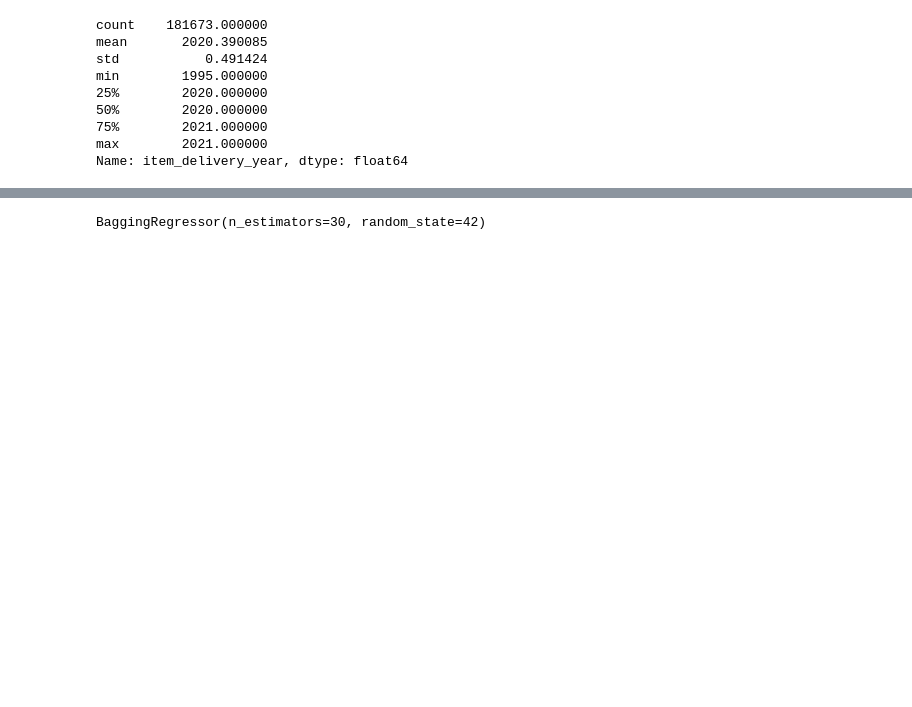
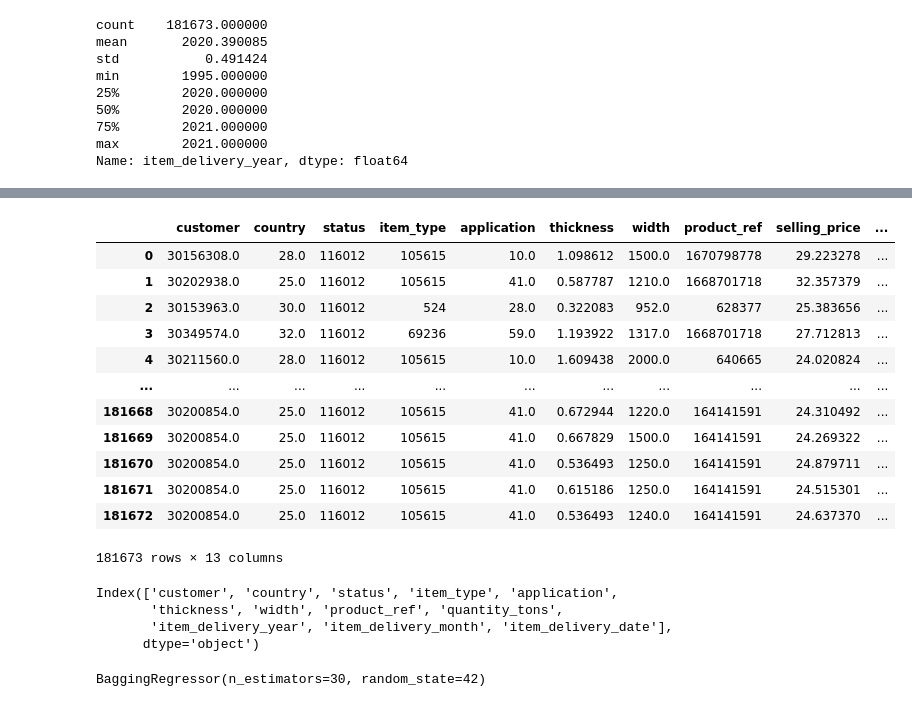
Before and after one commit to Vijaiey88/End_to_End_Industrial_Copper_Modelling, a Jupyter notebook: Data preprocessing, model training and pickling/Pickling_copper_model.ipynb, the cells around one changed output, grey strips where cells are left out. Saved outputs shown, nothing was run; the diff lists cells and outputs as text; code cells hidden in the pictures; blank space fills up the shorter version.

```diff
--- a/Data preprocessing, model training and pickling/Pickling_copper_model.ipynb
+++ b/Data preprocessing, model training and pickling/Pickling_copper_model.ipynb
@@ -186,6 +186,29 @@ y = df['selling_price']
 # %%
 ## Splitting dataset for testing and training
 X_train, X_test, y_train, y_test = train_test_split(X, y, test_size=0.25, random_state=42)
+# %%
+df
+# %% [output]
+|  | customer | country | status | item_type | application | thickness | width | product_ref | selling_price | ... |
+| 0 | 30156308.0 | 28.0 | 116012 | 105615 | 10.0 | 1.098612 | 1500.0 | 1670798778 | 29.223278 | ... |
+| 1 | 30202938.0 | 25.0 | 116012 | 105615 | 41.0 | 0.587787 | 1210.0 | 1668701718 | 32.357379 | ... |
+| 2 | 30153963.0 | 30.0 | 116012 | 524 | 28.0 | 0.322083 | 952.0 | 628377 | 25.383656 | ... |
+| 3 | 30349574.0 | 32.0 | 116012 | 69236 | 59.0 | 1.193922 | 1317.0 | 1668701718 | 27.712813 | ... |
+| 4 | 30211560.0 | 28.0 | 116012 | 105615 | 10.0 | 1.609438 | 2000.0 | 640665 | 24.020824 | ... |
+| ... | ... | ... | ... | ... | ... | ... | ... | ... | ... | ... |
+| 181668 | 30200854.0 | 25.0 | 116012 | 105615 | 41.0 | 0.672944 | 1220.0 | 164141591 | 24.310492 | ... |
+| 181669 | 30200854.0 | 25.0 | 116012 | 105615 | 41.0 | 0.667829 | 1500.0 | 164141591 | 24.269322 | ... |
+| 181670 | 30200854.0 | 25.0 | 116012 | 105615 | 41.0 | 0.536493 | 1250.0 | 164141591 | 24.879711 | ... |
+| 181671 | 30200854.0 | 25.0 | 116012 | 105615 | 41.0 | 0.615186 | 1250.0 | 164141591 | 24.515301 | ... |
+| 181672 | 30200854.0 | 25.0 | 116012 | 105615 | 41.0 | 0.536493 | 1240.0 | 164141591 | 24.637370 | ... |
+181673 rows × 13 columns
+# %%
+X_train.columns
+# %% [output]
+Index(['customer', 'country', 'status', 'item_type', 'application',
+       'thickness', 'width', 'product_ref', 'quantity_tons',
+       'item_delivery_year', 'item_delivery_month', 'item_delivery_date'],
+      dtype='object')
 # %%
 model = BaggingRegressor(n_estimators=30, random_state=42)
 # %%
```
Also changed, not shown: parts of 26 cells of this notebook, 1 other file.
